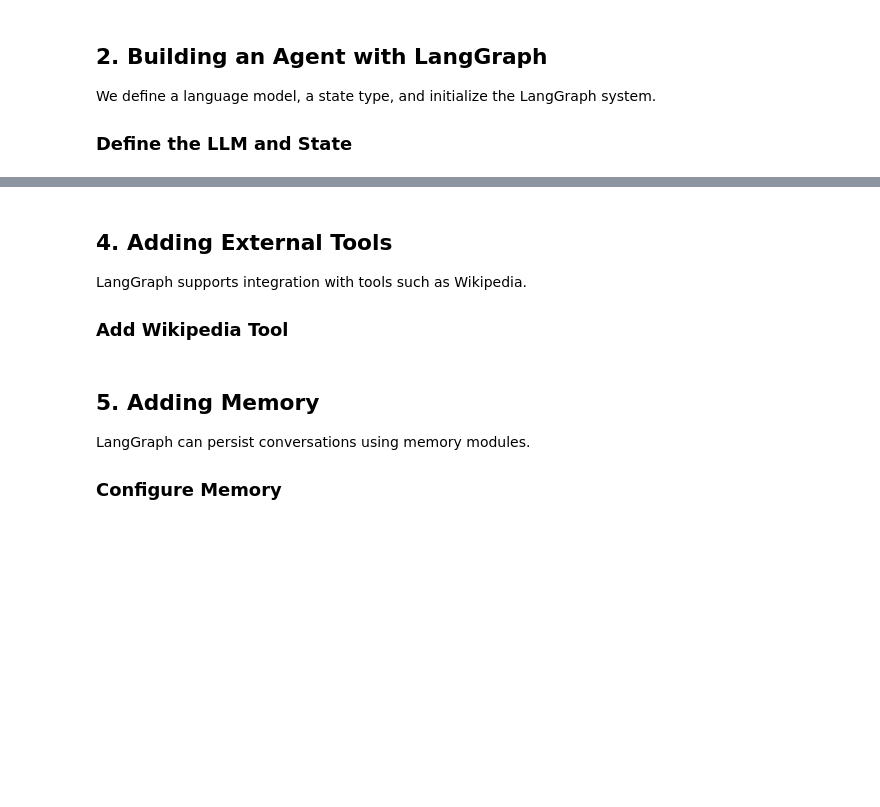
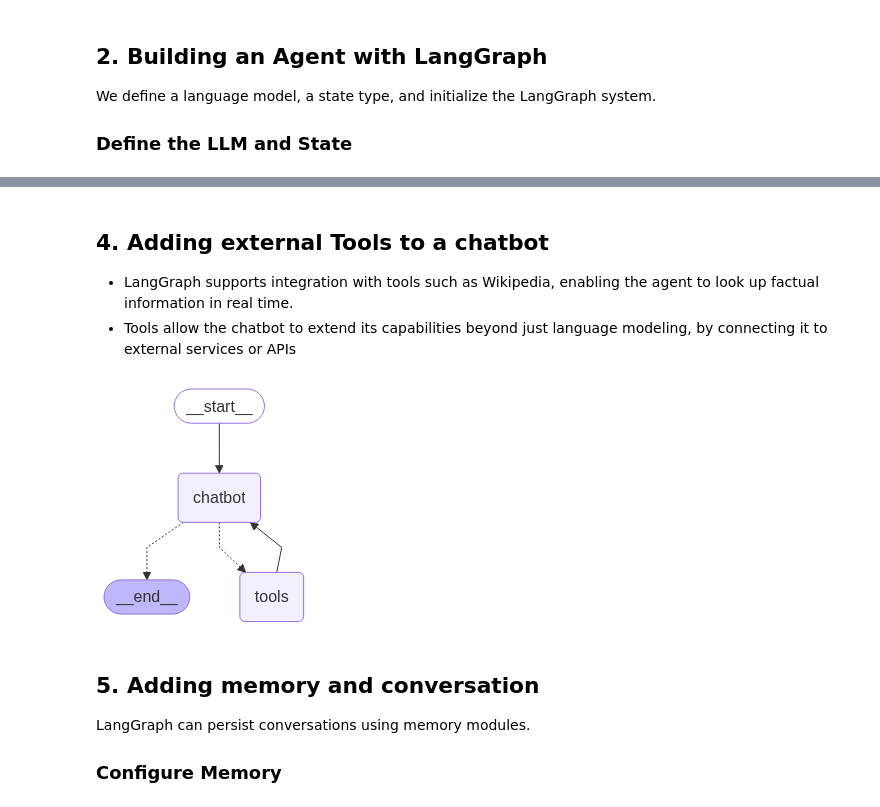
Before and after one commit to mohd-faizy/Developing_LLMs_Applications_with_LangChain, a Jupyter notebook: 08_langgraph_chatbot.ipynb, the cells around one changed output, grey strips where cells are left out. Drawn from its saved outputs; the diff is of its cells as text; code cells hidden in the pictures; blank space fills up the shorter version.

```diff
--- a/08_langgraph_chatbot.ipynb
+++ b/08_langgraph_chatbot.ipynb
@@ -88,19 +144,64 @@ stream_graph_updates(user_query)
 # %% [markdown]
 
-## 4. Adding External Tools
+## 4. Adding external Tools to a chatbot
 
-LangGraph supports integration with tools such as Wikipedia.
-
-### Add Wikipedia Tool
+- LangGraph supports integration with tools such as Wikipedia, enabling the agent to look up factual information in real time.
+- Tools allow the chatbot to extend its capabilities beyond just language modeling, by connecting it to external services or APIs
 # %%
-# Set up Wikipedia API tool
+
+# ----------------------------------------------------
+# 🌟 Set up Wikipedia Tool and Integrate with Chatbot
+# ----------------------------------------------------
+
+# Initialize the Wikipedia API wrapper (limit results to top 1 for relevance)
 api_wrapper = WikipediaAPIWrapper(top_k_results=1)
+
+# Wrap the Wikipedia API as a LangChain-compatible tool
 wikipedia_tool = WikipediaQueryRun(api_wrapper=api_wrapper)
+
+# Add the Wikipedia tool to the tools list (can include multiple tools)
 tools = [wikipedia_tool]
 
-# Bind tools to LLM
+# Bind the tools to the LLM
+# This lets the LLM know which tools it can call during a conversation
 llm_with_tools = llm.bind_tools(tools)
 
-# Update chatbot to use tool
+# Update the chatbot function to use the LLM with tool binding
+# This enables dynamic tool invocation based on user input (e.g., triggering a Wikipedia lookup)
 def chatbot(state: State):
     return {"messages": [llm_with_tools.invoke(state["messages"])]}
+
+
+# -------------------------------------------------------------------
+# 🟢 Define the Chatbot and Tool Nodes with Conditional Tool Routing
+# -------------------------------------------------------------------
+
+# Create a new graph builder with the defined State structure
+graph_builder = StateGraph(State)
+
+# # Add chatbot node to the graph
+graph_builder.add_node("chatbot", chatbot)
+
+# Create a ToolNode to handle tool calls and add it to the graph
+tool_node = ToolNode(tools=[wikipedia_tool])
+graph_builder.add_node("tools", tool_node)
+
+# -------------------------------------------------------------------
+# 🟢 Define the graph edges and routing logic
+# -------------------------------------------------------------------
+
+# Set up a condition to direct from chatbot to tool or end node
+graph_builder.add_conditional_edges("chatbot", tools_condition)
+
+# Connect tools back to chatbot and
+# add START and END nodes
+graph_builder.add_edge("tools", "chatbot")
+graph_builder.add_edge(START, "chatbot")
+graph_builder.add_edge("chatbot", END)
+
+
+# Compile Visualize the compiled graph
+graph = graph_builder.compile()
+display(Image(graph.get_graph().draw_mermaid_png()))
+# %% [output]
+[figure, added]
@@ -118,6 +208,5 @@ graph_builder.add_edge("chatbot", END)
 # %% [markdown]
-
-## 5. Adding Memory
+## 5. Adding memory and conversation
 
 LangGraph can persist conversations using memory modules.
 
```
Also changed, not shown: parts of 15 cells of this notebook, 2 other files.
